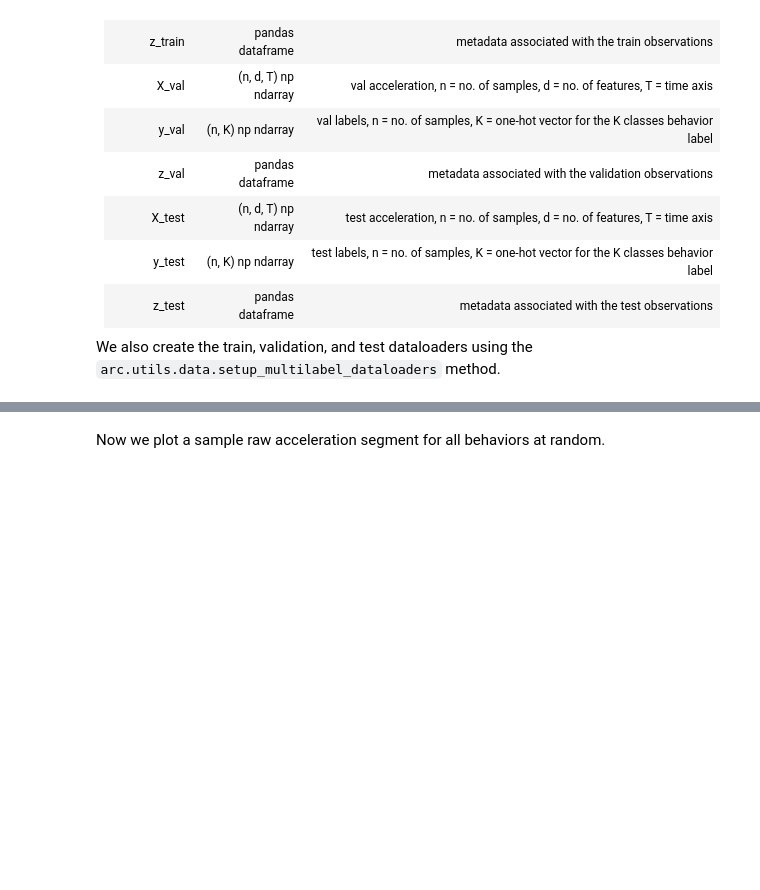
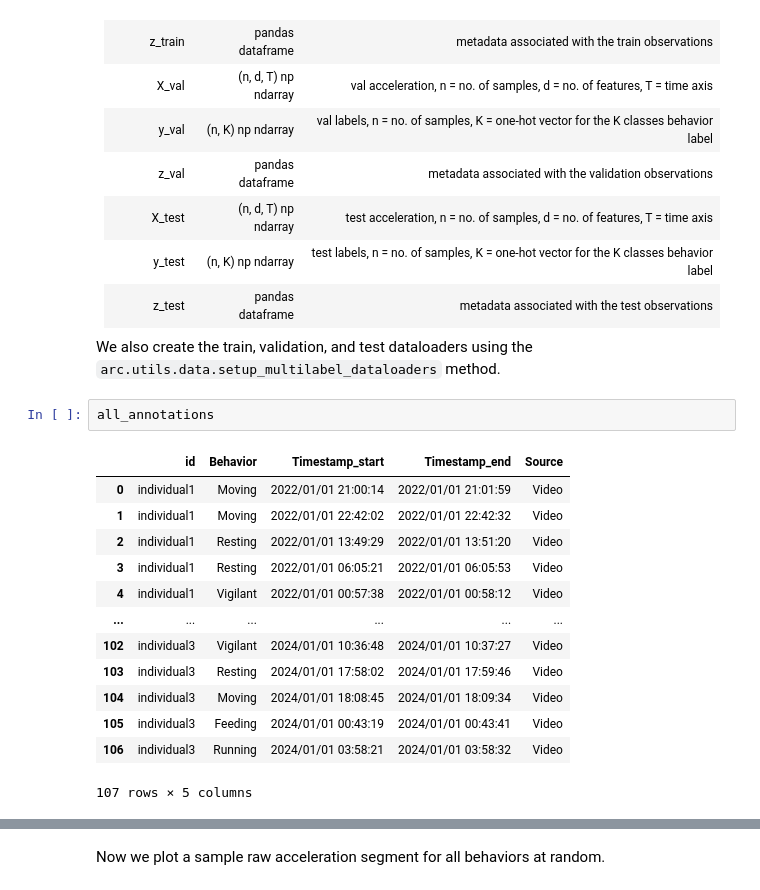
Before and after one commit to medhaaga/AWD-Biologging, a Jupyter notebook: quickstart.ipynb, the cells around one changed output, grey strips where cells are left out. Saved outputs shown, nothing was run; the diff lists cells and outputs as text; blank space fills up the shorter version.

```diff
--- a/quickstart.ipynb
+++ b/quickstart.ipynb
@@ -550,6 +551,22 @@ Create train and test splits based on the experimental split of choice. Create d
 | z_test      | pandas dataframe     | metadata associated with the test observations                                        |
 
 We also create the train, validation, and test dataloaders using the `arc.utils.data.setup_multilabel_dataloaders` method.
+# %%
+all_annotations
+# %% [output]
+|  | id | Behavior | Timestamp_start | Timestamp_end | Source |
+| 0 | individual1 | Moving | 2022/01/01 21:00:14 | 2022/01/01 21:01:59 | Video |
+| 1 | individual1 | Moving | 2022/01/01 22:42:02 | 2022/01/01 22:42:32 | Video |
+| 2 | individual1 | Resting | 2022/01/01 13:49:29 | 2022/01/01 13:51:20 | Video |
+| 3 | individual1 | Resting | 2022/01/01 06:05:21 | 2022/01/01 06:05:53 | Video |
+| 4 | individual1 | Vigilant | 2022/01/01 00:57:38 | 2022/01/01 00:58:12 | Video |
+| ... | ... | ... | ... | ... | ... |
+| 102 | individual3 | Vigilant | 2024/01/01 10:36:48 | 2024/01/01 10:37:27 | Video |
+| 103 | individual3 | Resting | 2024/01/01 17:58:02 | 2024/01/01 17:59:46 | Video |
+| 104 | individual3 | Moving | 2024/01/01 18:08:45 | 2024/01/01 18:09:34 | Video |
+| 105 | individual3 | Feeding | 2024/01/01 00:43:19 | 2024/01/01 00:43:41 | Video |
+| 106 | individual3 | Running | 2024/01/01 03:58:21 | 2024/01/01 03:58:32 | Video |
+107 rows × 5 columns
 # %%
 start = time.time()
 X_train, y_train, z_train, X_val, y_val, z_val, X_test, y_test, z_test, _ = utils_data.setup_data_objects(metadata=metadata,
```
Also changed, not shown: parts of 26 cells of this notebook.
